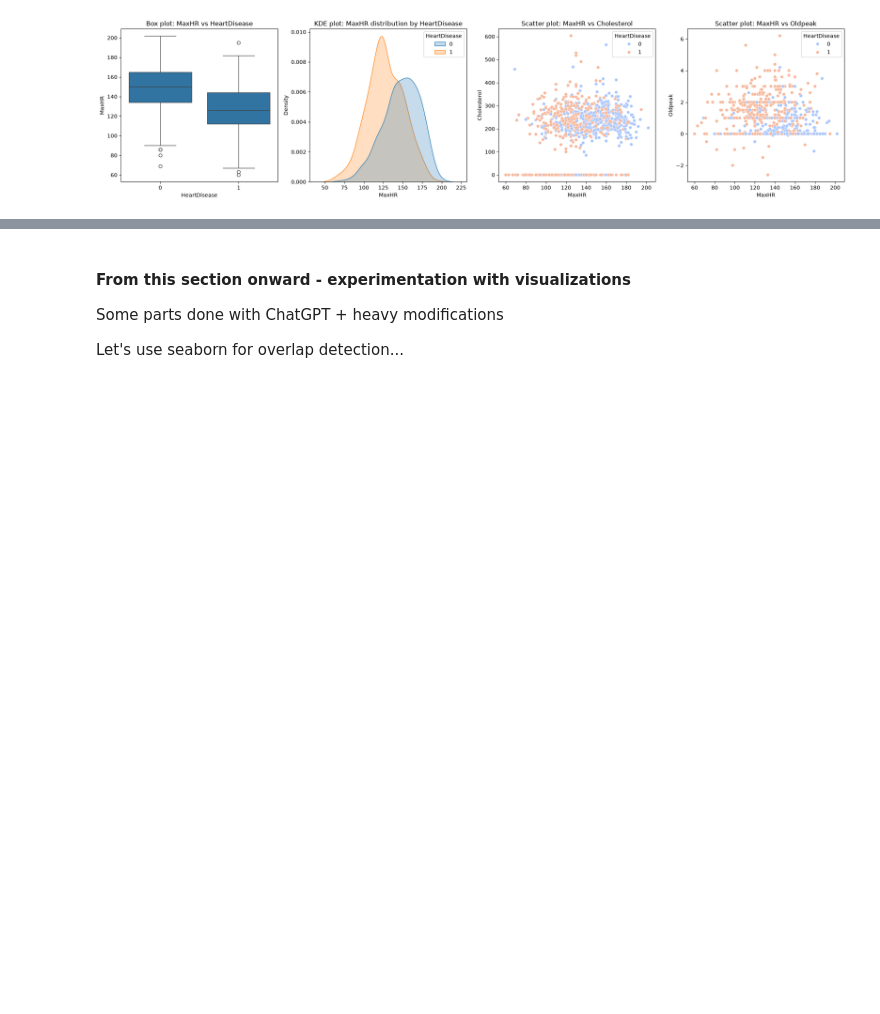
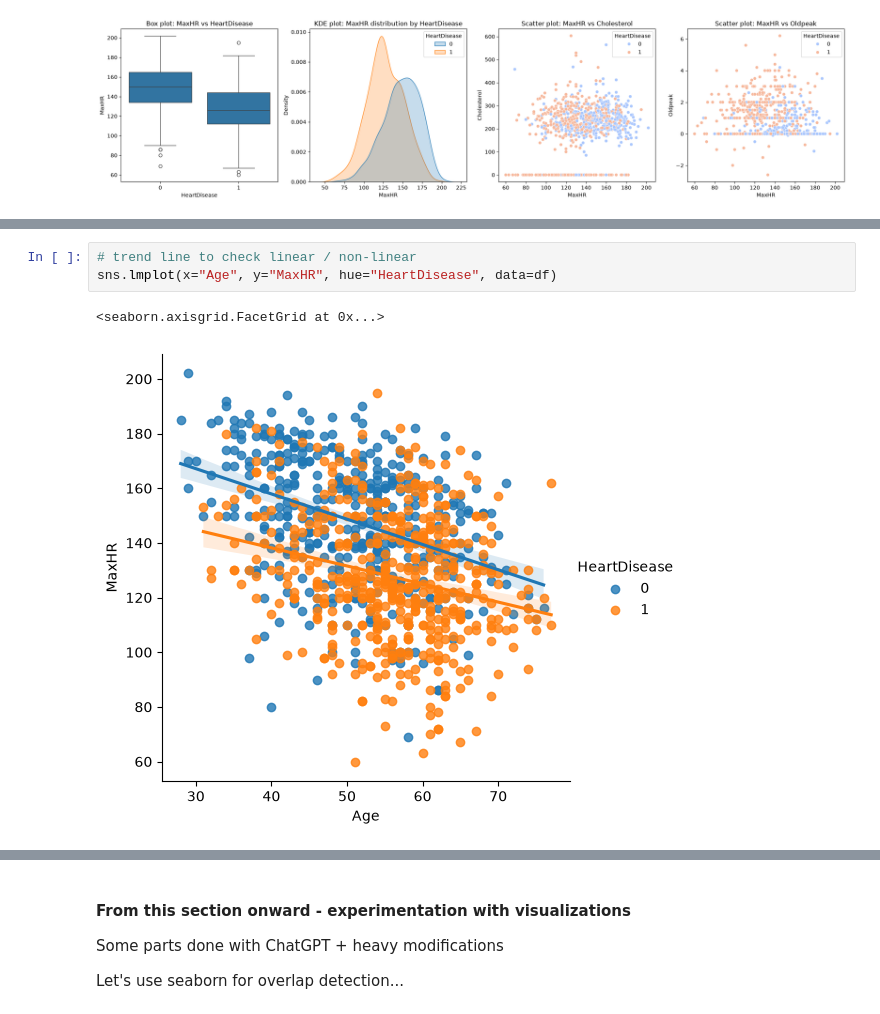
Before and after one commit to gayaniwijesinghe91/AdvancedDataAnalytics, a Jupyter notebook: Exercise 1/Classification/Task3a/generic_overlap_test_tool_lifestyle.ipynb, the cells around one changed output, grey strips where cells are left out. Cells and saved outputs as stored; diff of their text form; blank space fills up the shorter version.

```diff
--- a/Exercise 1/Classification/Task3a/generic_overlap_test_tool_lifestyle.ipynb
+++ b/Exercise 1/Classification/Task3a/generic_overlap_test_tool_lifestyle.ipynb
@@ -75,0 +88,6 @@ for feature in suspected_columns:
+# %%
+# trend line to check linear / non-linear
+sns.lmplot(x="Age", y="MaxHR", hue="HeartDisease", data=df)
+# %% [output]
+<seaborn.axisgrid.FacetGrid at 0x...>
+[figure, added]
```
Also changed, not shown: parts of 3 cells of this notebook, 7 other files.
